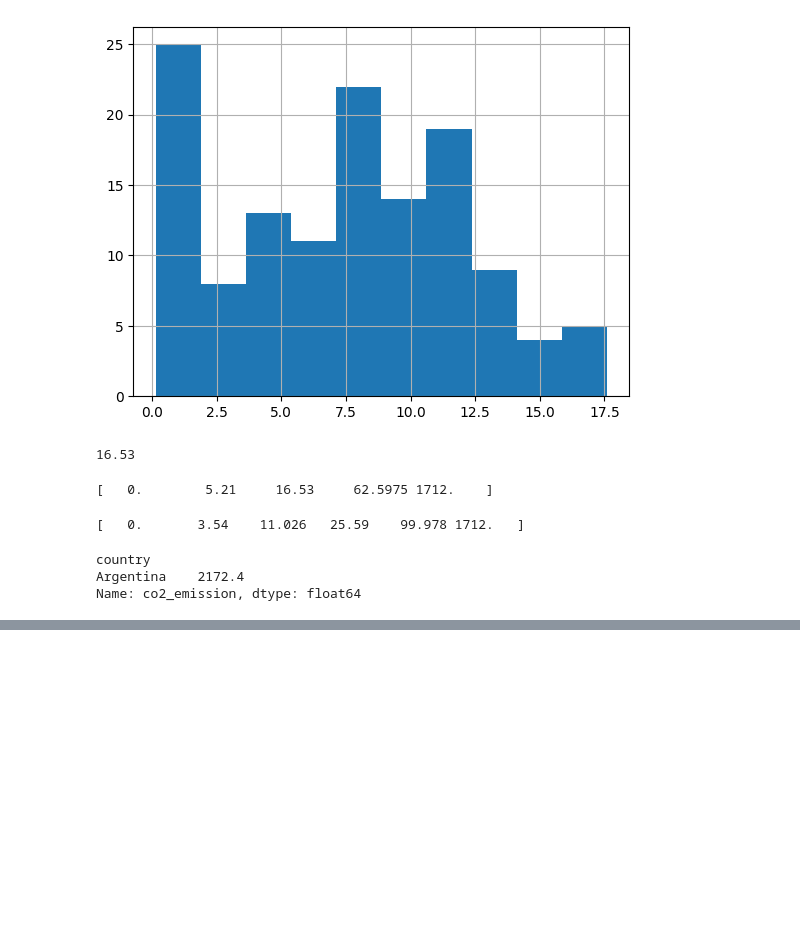
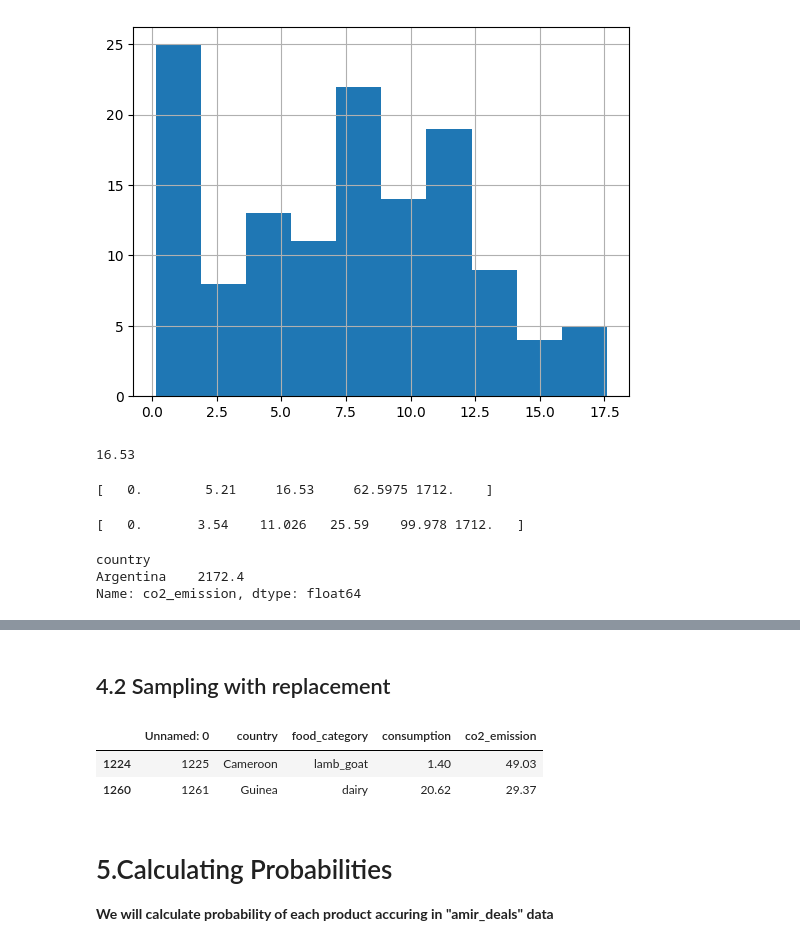
Before and after one commit to esragcetnky/DataCampCourses, a Jupyter notebook: Statistics_Fundamentals_in_Python/1_intro_stats.ipynb, the cells around one changed output, grey strips where cells are left out. Drawn from its saved outputs; the diff is of its cells as text; code cells hidden in the pictures; blank space fills up the shorter version.

```diff
--- a/Statistics_Fundamentals_in_Python/1_intro_stats.ipynb
+++ b/Statistics_Fundamentals_in_Python/1_intro_stats.ipynb
@@ -102,0 +119,11 @@ Name: co2_emission, dtype: float64
+# %% [markdown]
+## 4.2 Sampling with replacement
+# %%
+food_consumption.sample(2,replace=True)
+# %% [output]
+|  | Unnamed: 0 | country | food_category | consumption | co2_emission |
+| 1224 | 1225 | Cameroon | lamb_goat | 1.40 | 49.03 |
+| 1260 | 1261 | Guinea | dairy | 20.62 | 29.37 |
+# %% [markdown]
+# 5.Calculating Probabilities
+**We will calculate probability of each product accuring in "amir_deals" data**
```
Also changed, not shown: parts of 7 cells of this notebook.
